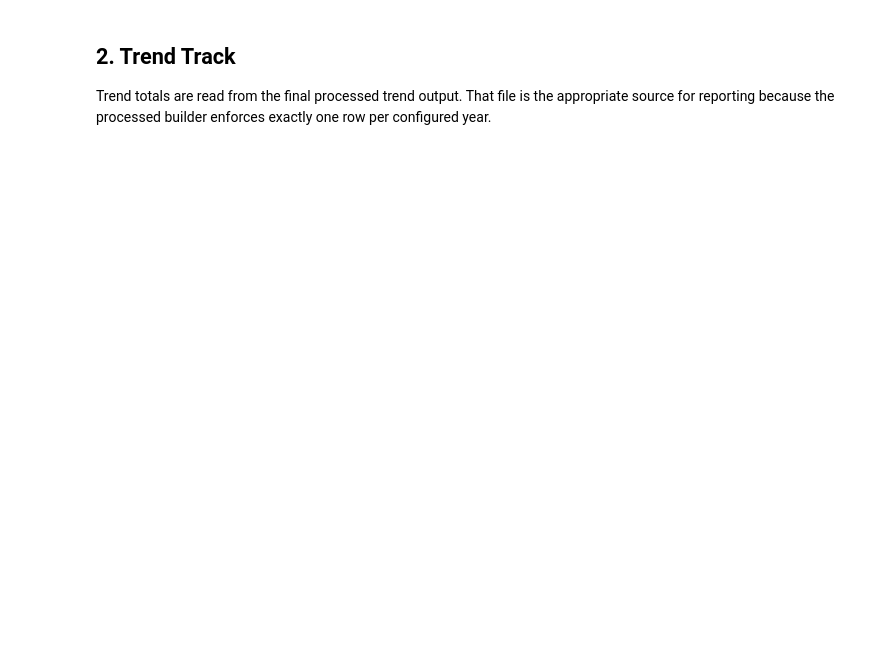
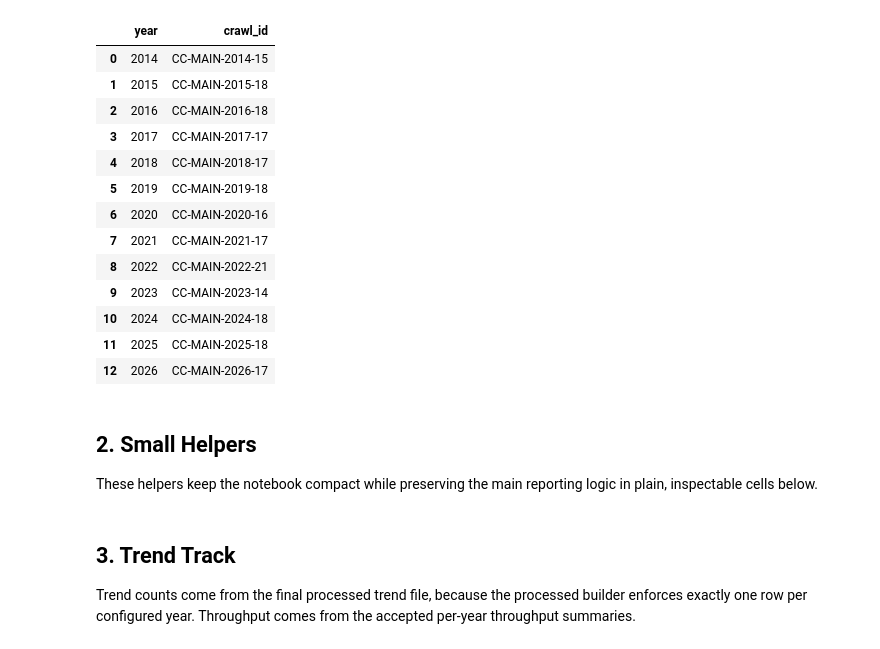
Before and after one commit to jako6f/msc-nlp-therapy-speak, a Jupyter notebook: notebooks/03_commoncrawl_collection_reporting.ipynb, the cells around one changed output. Saved outputs shown, nothing was run; the diff lists cells and outputs as text; code cells hidden in the pictures; blank space fills up the shorter version.

```diff
--- a/notebooks/03_commoncrawl_collection_reporting.ipynb
+++ b/notebooks/03_commoncrawl_collection_reporting.ipynb
@@ -33,13 +30,31 @@ The configured crawl map is treated as the expected frame for reporting. The `PR
 # %%
-PROVISIONAL = True
-
 with CONFIG_PATH.open() as fh:
     config = yaml.safe_load(fh)
 
 crawl_map = pd.DataFrame(config["collection"]["crawl_map"])
 configured_years = sorted(crawl_map["year"].astype(int).tolist())
 year_min = min(configured_years)
 year_max = max(configured_years)
 year_count = len(configured_years)
+instance_type = config["collection"].get("aws", {}).get("ec2", {}).get("instance_type", "unknown")
 
 crawl_map
+# %% [output]
+|  | year | crawl_id |
+| 0 | 2014 | CC-MAIN-2014-15 |
+| 1 | 2015 | CC-MAIN-2015-18 |
+| 2 | 2016 | CC-MAIN-2016-18 |
+| 3 | 2017 | CC-MAIN-2017-17 |
+| 4 | 2018 | CC-MAIN-2018-17 |
+| 5 | 2019 | CC-MAIN-2019-18 |
+| 6 | 2020 | CC-MAIN-2020-16 |
+| 7 | 2021 | CC-MAIN-2021-17 |
+| 8 | 2022 | CC-MAIN-2022-21 |
+| 9 | 2023 | CC-MAIN-2023-14 |
+| 10 | 2024 | CC-MAIN-2024-18 |
+| 11 | 2025 | CC-MAIN-2025-18 |
+| 12 | 2026 | CC-MAIN-2026-17 |
+# %% [markdown]
+## 2. Small Helpers
+
+These helpers keep the notebook compact while preserving the main reporting logic in plain, inspectable cells below.
@@ -46,7 +102,7 @@ crawl_map
 # %% [markdown]
-## 2. Trend Track
+## 3. Trend Track
 
-Trend totals are read from the final processed trend output. That file is the appropriate source for reporting because the processed builder enforces exactly one row per configured year.
+Trend counts come from the final processed trend file, because the processed builder enforces exactly one row per configured year. Throughput comes from the accepted per-year throughput summaries.
 # %%
 trend_rates_path = PROCESSED_DIR / "trend/trend_rates.csv"
 trend_rates = pd.read_csv(trend_rates_path)
```
Also changed, not shown: parts of 19 cells of this notebook, 39 other files.
